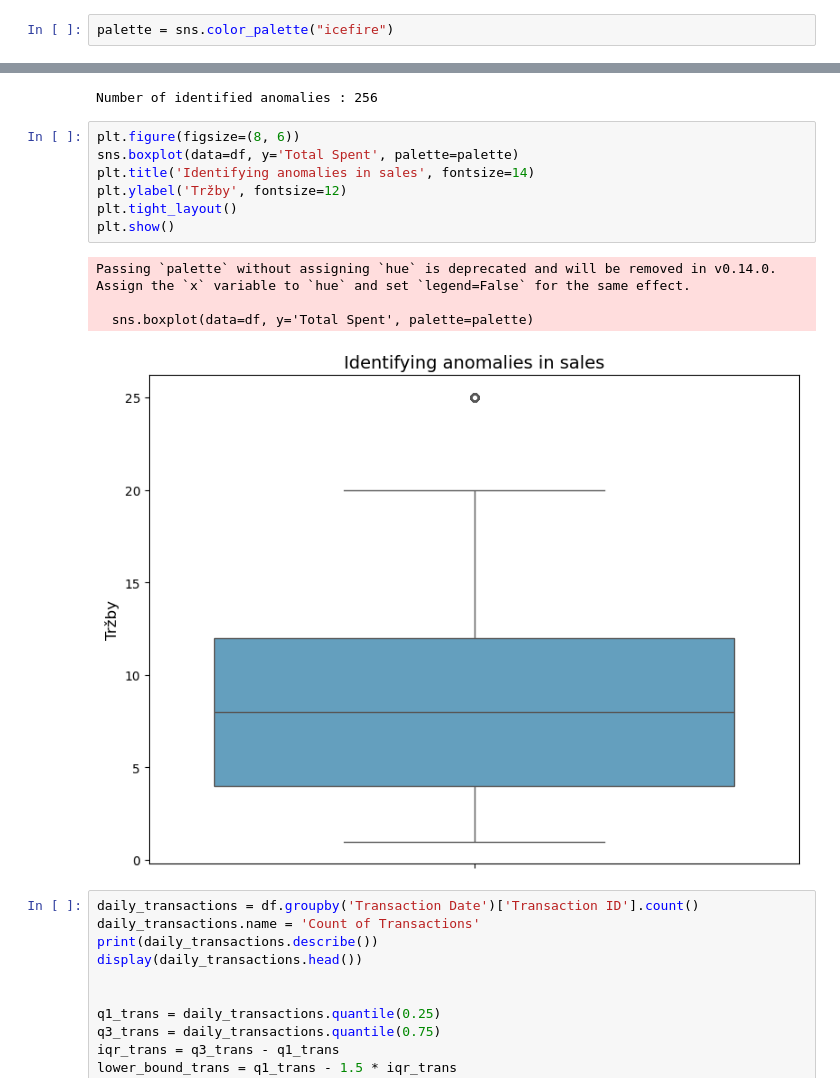
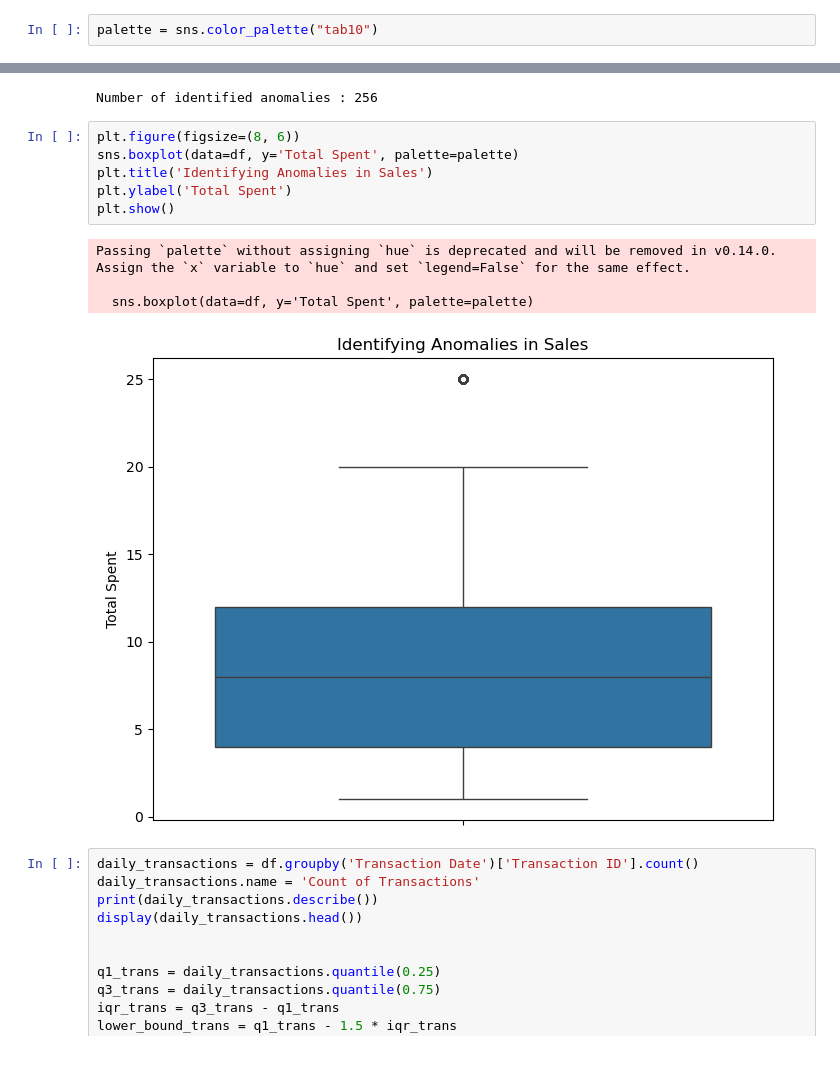
Before and after one commit to martinakvasnickova/Cafe-Sales-Analysis, a Jupyter notebook: analysis/EDA.ipynb, the cells around one changed output, grey strips where cells are left out. Drawn from its saved outputs; the diff is of its cells as text; blank space fills up the shorter version.

```diff
--- a/analysis/EDA.ipynb
+++ b/analysis/EDA.ipynb
@@ -264,7 +264,7 @@ Index: []
 # %% [markdown]
 ### Revenue Distribution
 # %%
-palette = sns.color_palette("icefire")
+palette = sns.color_palette("tab10")
 # %%
 plt.figure(figsize=(8, 6))
 sns.boxplot(x=df['Total Spent'], palette=palette)
@@ -459,15 +458,14 @@ Number of identified anomalies : 256
 # %%
 plt.figure(figsize=(8, 6))
 sns.boxplot(data=df, y='Total Spent', palette=palette)
-plt.title('Identifying anomalies in sales', fontsize=14)
-plt.ylabel('Tržby', fontsize=12)
-plt.tight_layout()
+plt.title('Identifying Anomalies in Sales')
+plt.ylabel('Total Spent')
 plt.show()
 # %% [output]
 Passing `palette` without assigning `hue` is deprecated and will be removed in v0.14.0. Assign the `x` variable to `hue` and set `legend=False` for the same effect.
 
   sns.boxplot(data=df, y='Total Spent', palette=palette)
-[figure, old version]
+[figure, new version]
 # %%
 daily_transactions = df.groupby('Transaction Date')['Transaction ID'].count()
 daily_transactions.name = 'Count of Transactions'
```
Also changed, not shown: parts of 5 cells of this notebook.
